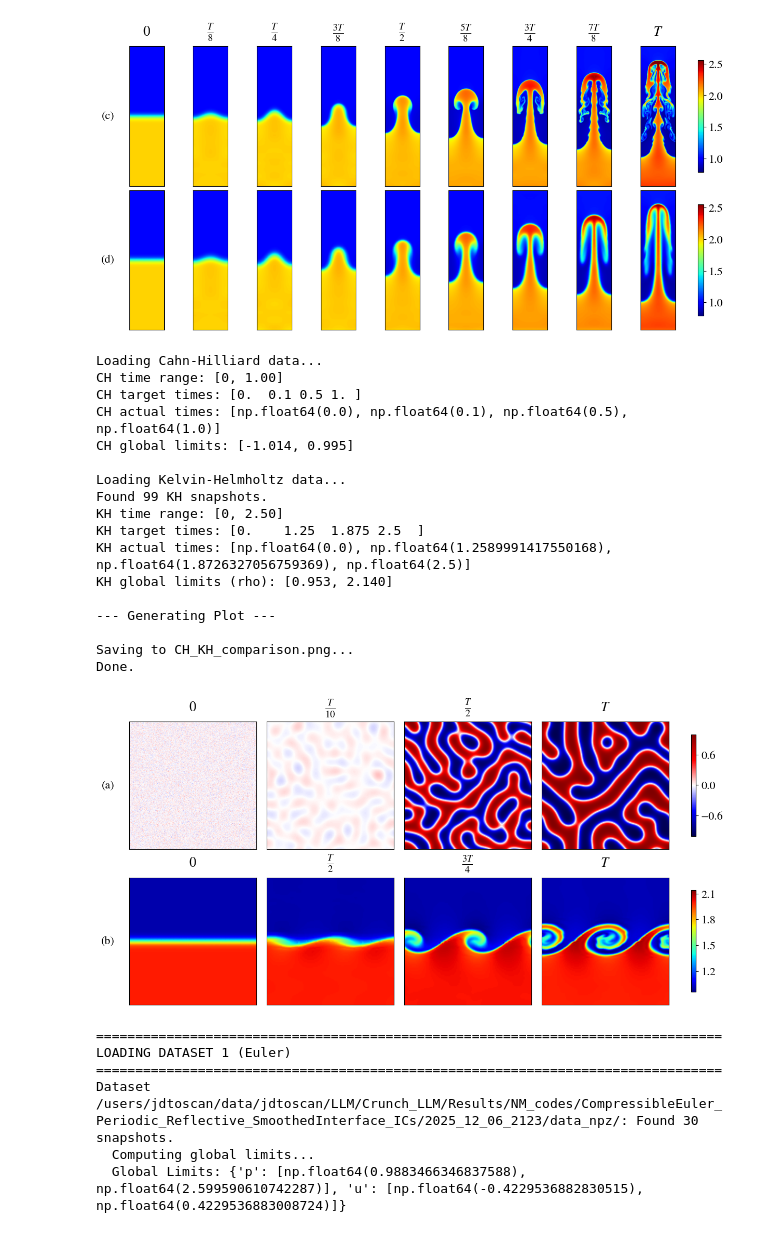
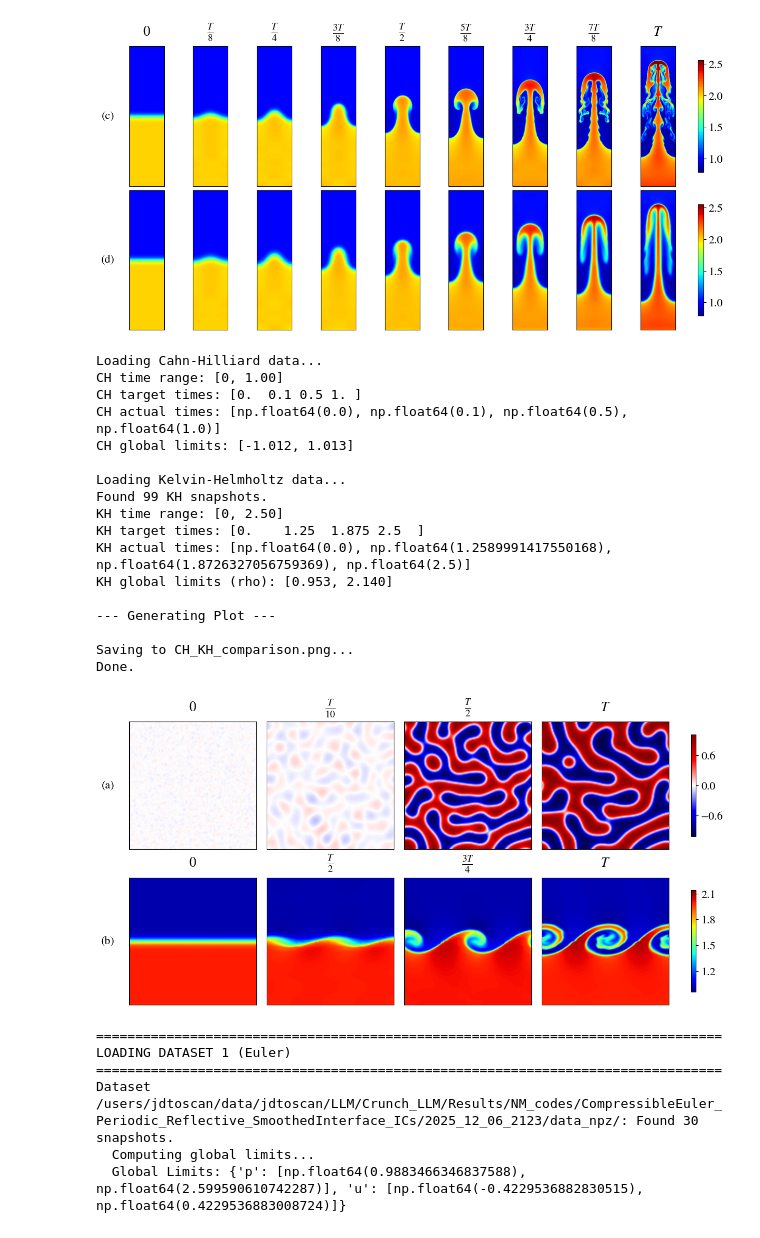
Before and after one commit to jdtoscano94/ATHENA_Code, a Jupyter notebook: Plots/NM.ipynb, the cells around one changed output. Cells and saved outputs as stored; diff of their text form; code cells hidden in the pictures.

```diff
--- a/Plots/NM.ipynb
+++ b/Plots/NM.ipynb
@@ -504,7 +504,7 @@ mpl.rcParams['figure.dpi'] = 100
 # ==============================================================================
 # 2. CONFIGURATION
 # ==============================================================================
-CH_NPZ_PATH = "/users/jdtoscan/data/jdtoscan/LLM/Crunch_LLM/Results/NM_codes/CahnHilliard_Periodic_Noise/2025_12_08_0014/cahn_hilliard_diffeq.npz"
+CH_NPZ_PATH = "/users/jdtoscan/data/jdtoscan/LLM/Crunch_LLM/Results/NM_codes/CahnHilliard_Periodic_Noise/2026_01_17_1918/cahn_hilliard_spectral.npz"
 KH_DIR = "/users/jdtoscan/data/jdtoscan/LLM/Crunch_LLM/Results/NM_codes/Euler_Periodic_SlipWalls_ShearLayer_ICs/2025_12_06_2249/data_npz"
 OUTPUT_FILE = "CH_KH_comparison.png"
 
@@ -705,35 +705,35 @@ def main():
 
     # Shared colorbar for KH row
     cbar_kh = fig.colorbar(row_im_kh, ax=axes[1, :], orientation='vertical',
                       fraction=0.015, pad=0.04, shrink=0.8)
     cbar_kh.locator = mpl.ticker.MaxNLocator(nbins=4)
     cbar_kh.update_ticks()
 
     print(f"\nSaving to {OUTPUT_FILE}...")
     plt.savefig(OUTPUT_FILE, dpi=300, bbox_inches='tight')
     print("Done.")
 
 if __name__ == "__main__":
     main()
 # %% [output]
 Loading Cahn-Hilliard data...
 CH time range: [0, 1.00]
 CH target times: [0.  0.1 0.5 1. ]
 CH actual times: [np.float64(0.0), np.float64(0.1), np.float64(0.5), np.float64(1.0)]
-CH global limits: [-1.014, 0.995]
+CH global limits: [-1.012, 1.013]
 
 Loading Kelvin-Helmholtz data...
 Found 99 KH snapshots.
 KH time range: [0, 2.50]
 KH target times: [0.    1.25  1.875 2.5  ]
 KH actual times: [np.float64(0.0), np.float64(1.2589991417550168), np.float64(1.8726327056759369), np.float64(2.5)]
 KH global limits (rho): [0.953, 2.140]
 
 --- Generating Plot ---
 
 Saving to CH_KH_comparison.png...
 Done.
-[figure, old version]
+[figure, new version]
 # %%
 import numpy as np
 import matplotlib.pyplot as plt
```
Also changed, not shown: 4 other files.
